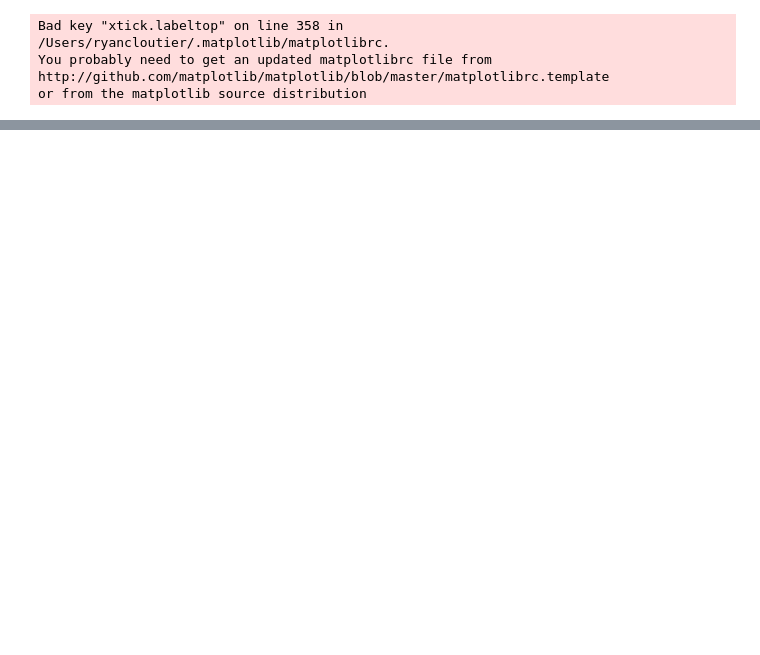
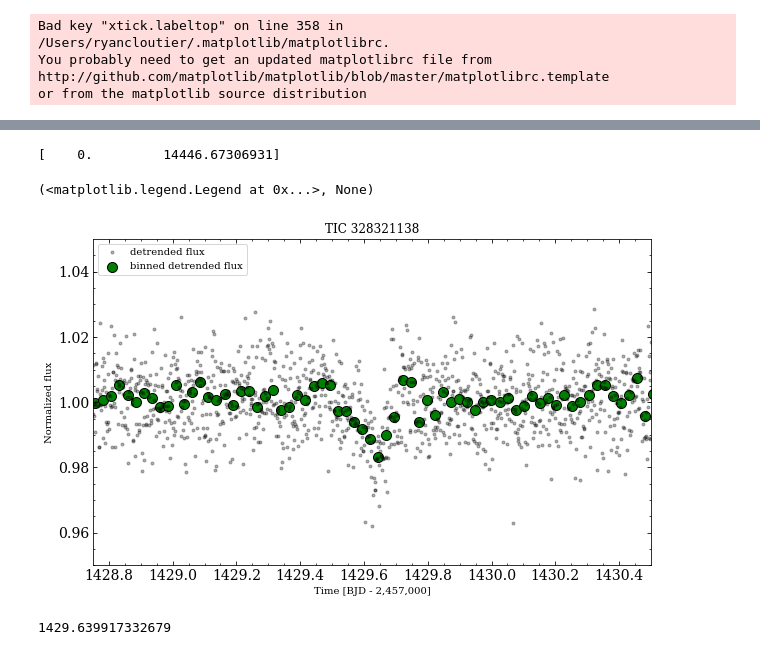
Before and after one commit to r-cloutier/mdwarfparams, a Jupyter notebook: Dragonfly_visibility.ipynb, the cells around one changed output, grey strips where cells are left out. Drawn from its saved outputs; the diff is of its cells as text; code cells hidden in the pictures; blank space fills up the shorter version.

```diff
--- a/Dragonfly_visibility.ipynb
+++ b/Dragonfly_visibility.ipynb
@@ -132,0 +205,26 @@ for i in range(1):
+# %%
+#g = np.in1d(tics, [337217173, 328321138])
+g1 = self.tics == 337217173
+g2 = self.tics == 328321138
+print self.rpRs_singletransit[g2]**2*1e6
+# %% [output]
+[    0.         14446.67306931]
+# %%
+t0 = 2457000
+d = loadpickle('PipelineResults_TIC_sector34/TIC_328321138/LC_-00099')
+T0 = d.params_guess[0,1]
+tbin, fbin,_ = boxcar(d.bjd-t0, d.fcorr, d.ef, dt=.03)
+plt.figure(figsize=(10,6))
+plt.plot(d.bjd-t0, d.fcorr, 'k.', alpha=.3, label='detrended flux')
+plt.scatter(tbin, fbin, s=100, edgecolor='k', facecolor='g', label='binned detrended flux')
+#plt.xlim((1411.1, 1413.2)), plt.ylim((.98,1.02))
+plt.xlim((1428.75, 1430.5)), plt.ylim((.95,1.05))
+plt.xlabel('Time [BJD - 2,457,000]'), plt.ylabel('Normalized flux'), plt.title('TIC %i'%d.tic)
+plt.legend(loc='upper left'), plt.savefig('DragonflyPlots/DragonflyPlots_sector34/TIC%i_ST_LC.png'%d.tic)
+# %% [output]
+(<matplotlib.legend.Legend at 0x...>, None)
+[figure, added]
+# %%
+d.params_guess[0,1]-t0
+# %% [output]
+1429.639917332679
```
Also changed, not shown: parts of 6 cells of this notebook, 4 other files.
